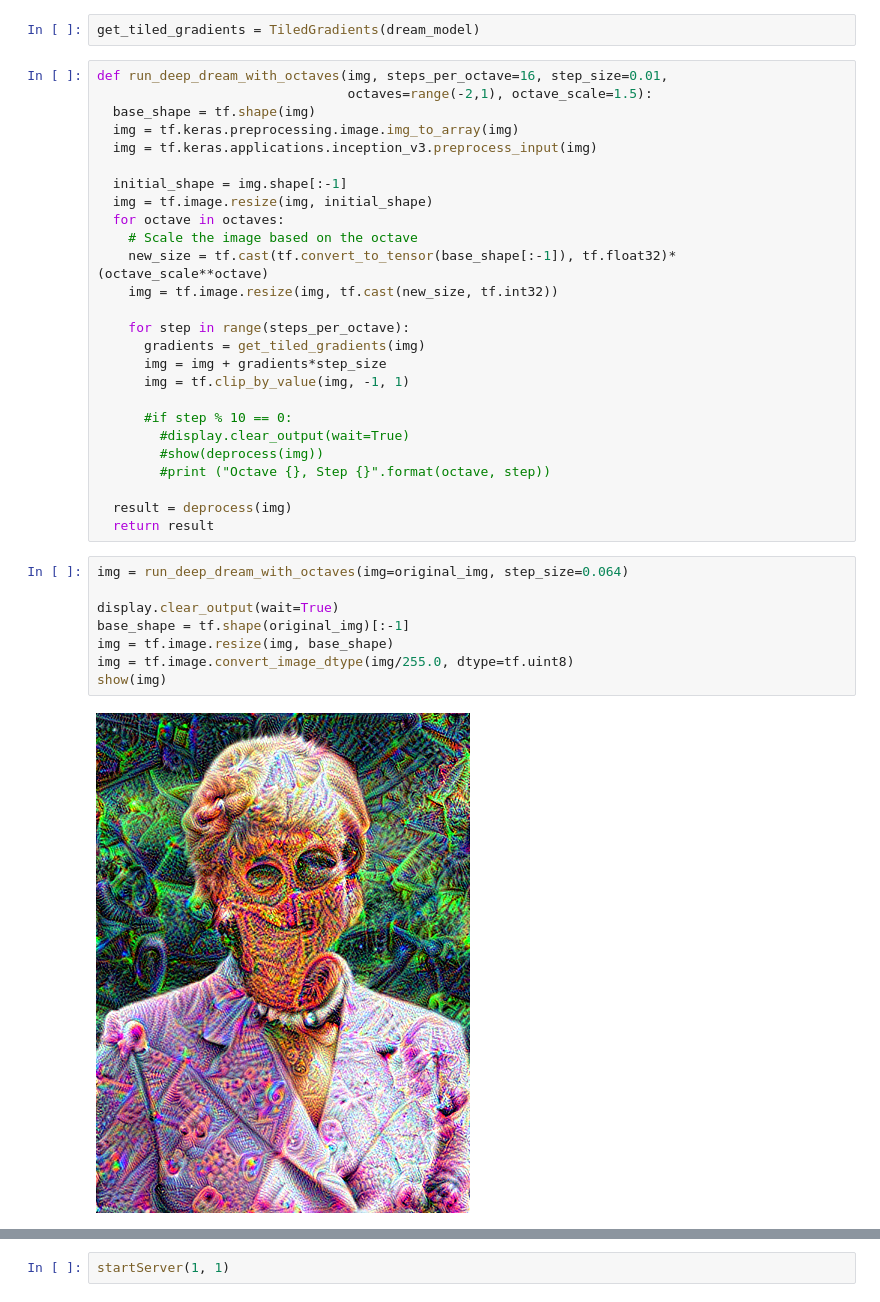
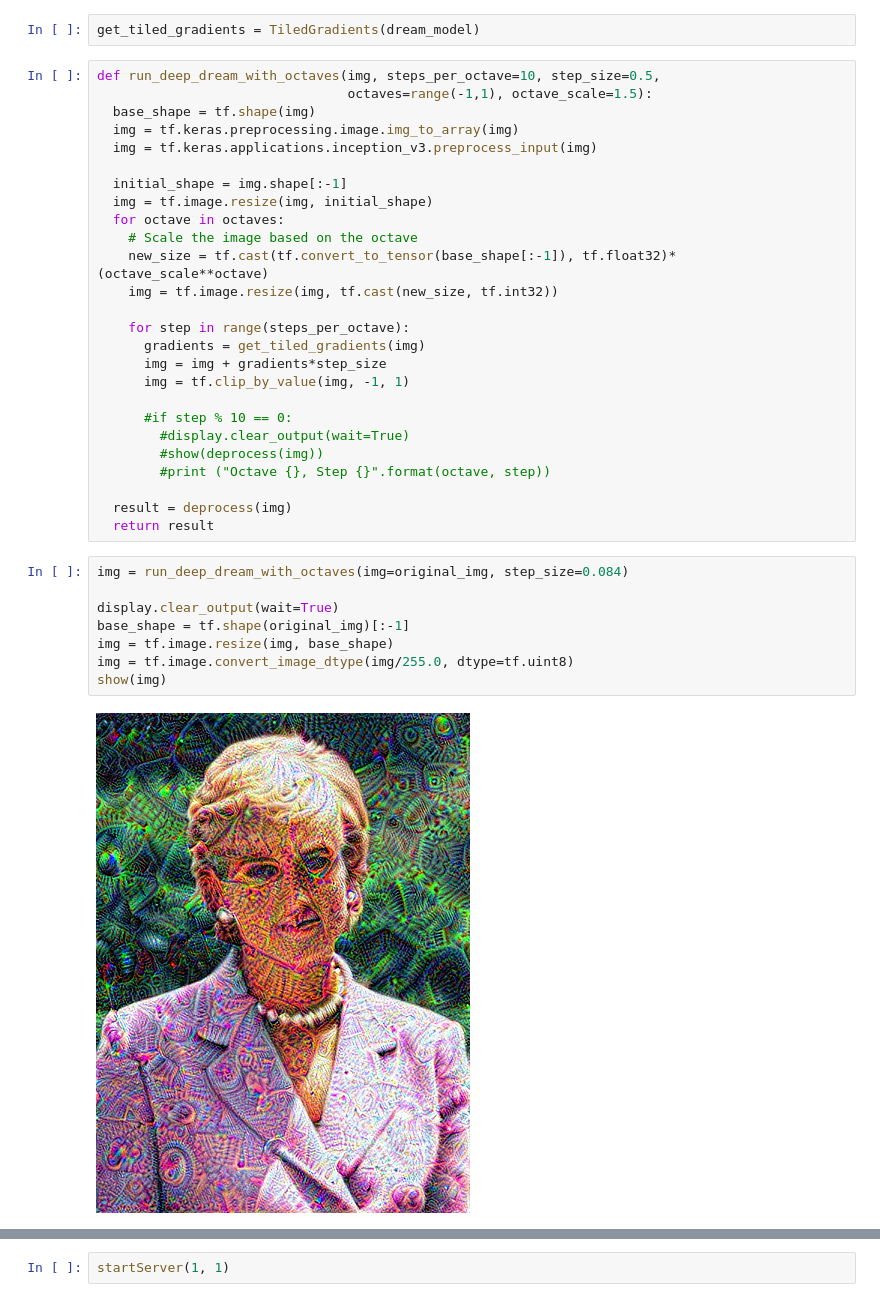
Before and after one commit to geovog/DeepDreamStream, a Jupyter notebook: DeepDreamStreamWebcamLan_v1.ipynb, the cells around one changed output, grey strips where cells are left out. Saved outputs shown, nothing was run; the diff lists cells and outputs as text.

```diff
--- a/DeepDreamStreamWebcamLan_v1.ipynb
+++ b/DeepDreamStreamWebcamLan_v1.ipynb
@@ -181,8 +181,8 @@ class TiledGradients(tf.Module):
 # %%
 get_tiled_gradients = TiledGradients(dream_model)
 # %%
-def run_deep_dream_with_octaves(img, steps_per_octave=16, step_size=0.01,
-                                octaves=range(-2,1), octave_scale=1.5):
+def run_deep_dream_with_octaves(img, steps_per_octave=10, step_size=0.5,
+                                octaves=range(-1,1), octave_scale=1.5):
   base_shape = tf.shape(img)
   img = tf.keras.preprocessing.image.img_to_array(img)
   img = tf.keras.applications.inception_v3.preprocess_input(img)
@@ -207,15 +207,15 @@ def run_deep_dream_with_octaves(img, steps_per_octave=16, step_size=0.01,
   result = deprocess(img)
   return result
 # %%
-img = run_deep_dream_with_octaves(img=original_img, step_size=0.064)
+img = run_deep_dream_with_octaves(img=original_img, step_size=0.084)
 
 display.clear_output(wait=True)
 base_shape = tf.shape(original_img)[:-1]
 img = tf.image.resize(img, base_shape)
 img = tf.image.convert_image_dtype(img/255.0, dtype=tf.uint8)
 show(img)
 # %% [output]
-[figure, old version]
+[figure, new version]
 # %%
 def startServer(montageW,montageH):
 
```
Also changed, not shown: parts of 1 cell of this notebook.
